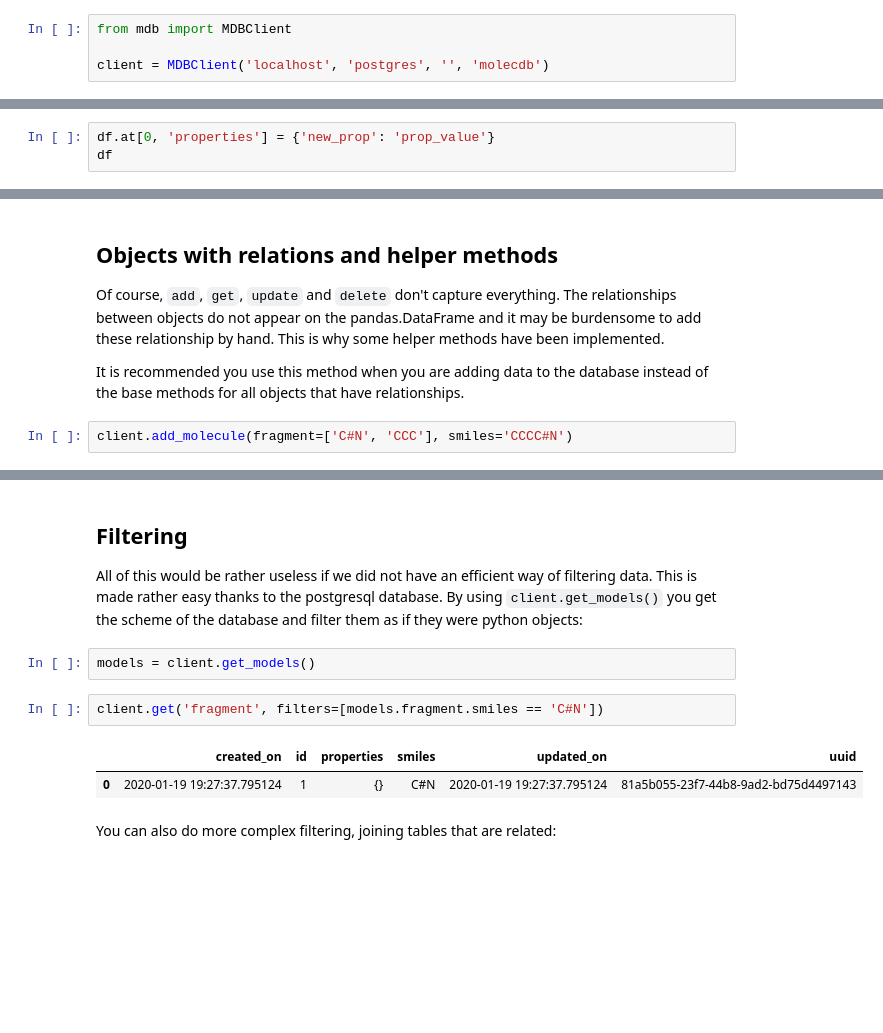
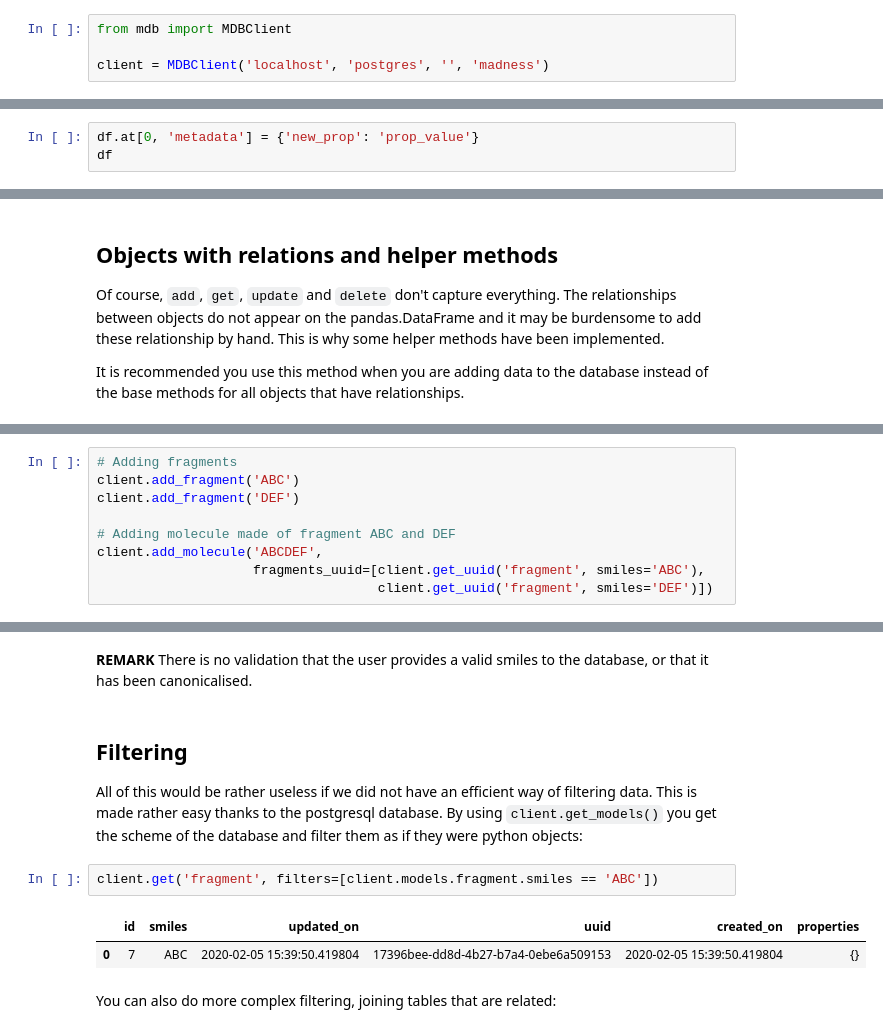
Before and after one commit to aspuru-guzik-group/molar, a Jupyter notebook: docs/Examples.ipynb, the cells around one changed output, grey strips where cells are left out. Cells and saved outputs as stored; diff of their text form; blank space fills up the shorter version.

```diff
--- a/docs/Examples.ipynb
+++ b/docs/Examples.ipynb
@@ -3,7 +3,7 @@
 # %%
 from mdb import MDBClient
 
-client = MDBClient('localhost', 'postgres', '', 'molecdb')
+client = MDBClient('localhost', 'postgres', '', 'madness')
 # %% [markdown]
 ## Get, Add, Update, Delete
 # %% [markdown]
@@ -40,6 +40,6 @@ df
 # %% [markdown]
 It is also possile to get a dataframe of a table, change some values and set it back to the database.
 # %%
-df.at[0, 'properties'] = {'new_prop': 'prop_value'}
+df.at[0, 'metadata'] = {'new_prop': 'prop_value'}
 df
 # %% [output]
@@ -70,5 +70,3 @@ client.get('molecule')
 Of course, `add`, `get`, `update` and `delete` don't capture everything. The relationships between objects do not appear on the pandas.DataFrame and it may be burdensome to add these relationship by hand. This is why some helper methods have been implemented.
 
 It is recommended you use this method when you are adding data to the database instead of the base methods for all objects that have relationships.
-# %%
-client.add_molecule(fragment=['C#N', 'CCC'], smiles='CCCC#N')
@@ -78,0 +73,9 @@ client.add_molecule(fragment=['C#N', 'CCC'], smiles='CCCC#N')
+# %%
+# Adding fragments
+client.add_fragment('ABC')
+client.add_fragment('DEF')
+
+# Adding molecule made of fragment ABC and DEF
+client.add_molecule('ABCDEF',
+                    fragments_uuid=[client.get_uuid('fragment', smiles='ABC'),
+                                    client.get_uuid('fragment', smiles='DEF')])
@@ -99,14 +104,14 @@ client.get('molecule_fragment')
+# %% [markdown]
+**REMARK** There is no validation that the user provides a valid smiles to the database, or that it has been canonicalised.
 # %% [markdown]
 ## Filtering
 
 All of this would be rather useless if we did not have an efficient way of filtering data. This is made rather easy thanks to the postgresql database. By using `client.get_models()` you get the scheme of the database and filter them as if they were python objects:
-# %%
-models = client.get_models()
 # %%
-client.get('fragment', filters=[models.fragment.smiles == 'C#N'])
+client.get('fragment', filters=[client.models.fragment.smiles == 'ABC'])
 # %% [output]
-|  | created_on | id | properties | smiles | updated_on | uuid |
-| 0 | 2020-01-19 19:27:37.795124 | 1 | {} | C#N | 2020-01-19 19:27:37.795124 | 81a5b055-23f7-44b8-9ad2-bd75d4497143 |
+|  | id | smiles | updated_on | uuid | created_on | properties |
+| 0 | 7 | ABC | 2020-02-05 15:39:50.419804 | 17396bee-dd8d-4b27-b7a4-0ebe6a509153 | 2020-02-05 15:39:50.419804 | {} |
 # %% [markdown]
 You can also do more complex filtering, joining tables that are related:
 # %%
```
Also changed, not shown: parts of 17 cells of this notebook, 5 other files.
